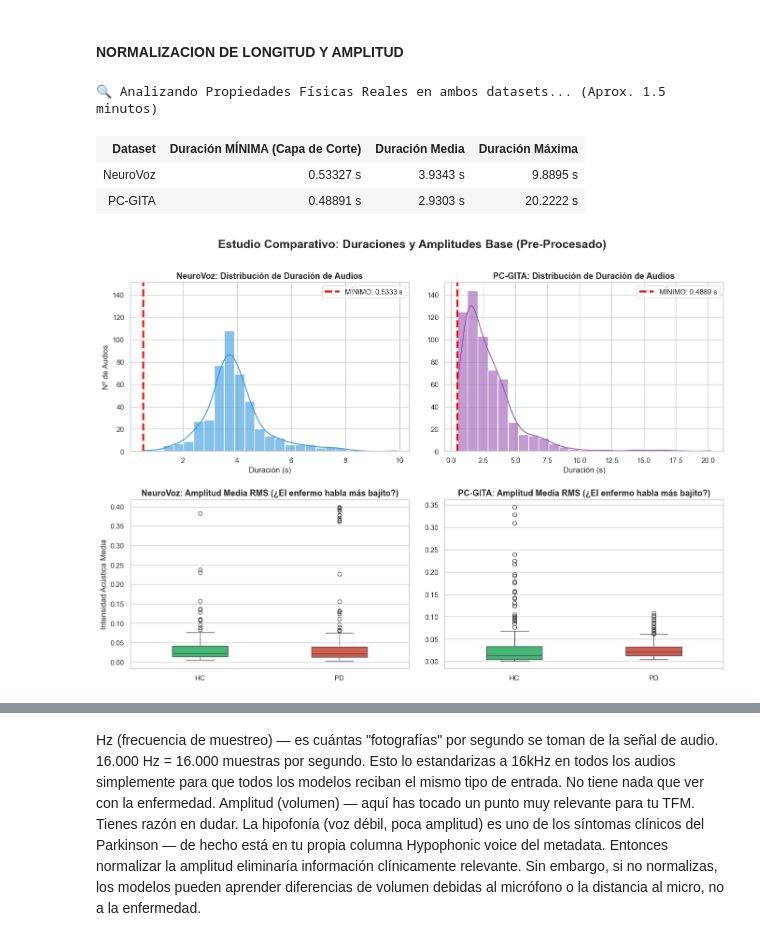
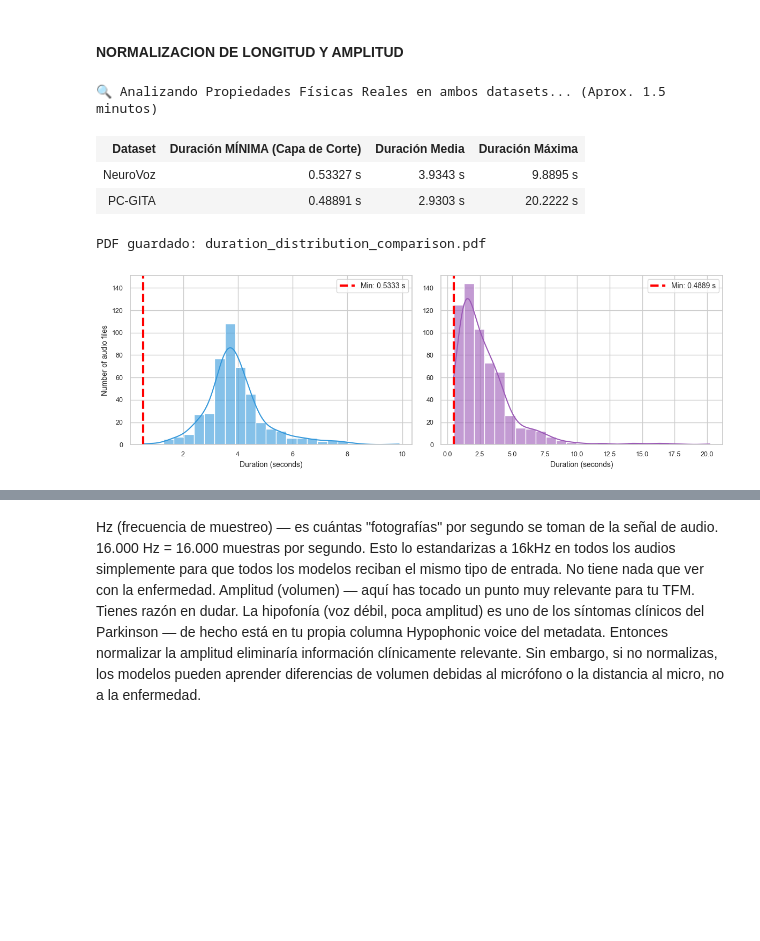
Before and after one commit to Juliahquintas/TFM-Data-Science, a Jupyter notebook: src/preprocessing/exploration.ipynb, the cells around one changed output, grey strips where cells are left out. Cells and saved outputs as stored; diff of their text form; code cells hidden in the pictures; blank space fills up the shorter version.

```diff
--- a/src/preprocessing/exploration.ipynb
+++ b/src/preprocessing/exploration.ipynb
@@ -1036,63 +1039,57 @@ stats_html = f"""
             <td style="padding: 12px; border: 1px solid #ddd; font-weight: bold; color: #2980b9;">NeuroVoz</td>
             <td style="padding: 12px; border: 1px solid #ddd; color: #e74c3c; font-weight: bold;">{min_dur_nv:.5f} s</td>
             <td style="padding: 12px; border: 1px solid #ddd;">{df_nv['Duración (s)'].mean():.4f} s</td>
             <td style="padding: 12px; border: 1px solid #ddd;">{df_nv['Duración (s)'].max():.4f} s</td>
         </tr>
         <tr>
             <td style="padding: 12px; border: 1px solid #ddd; font-weight: bold; color: #8e44ad;">PC-GITA</td>
             <td style="padding: 12px; border: 1px solid #ddd; color: #e74c3c; font-weight: bold;">{min_dur_pg:.5f} s</td>
             <td style="padding: 12px; border: 1px solid #ddd;">{df_pg['Duración (s)'].mean():.4f} s</td>
             <td style="padding: 12px; border: 1px solid #ddd;">{df_pg['Duración (s)'].max():.4f} s</td>
         </tr>
     </table>
 </div>
 """
 display(HTML(stats_html))
 
 
 # ============================================================
-# 2. PINTADO DEL DIAGNÓSTICO GRÁFICO
+# 2. PINTADO DEL DIAGNÓSTICO GRÁFICO - DURACIONES SOLO
 # ============================================================
 sns.set_theme(style="whitegrid")
-fig, axes = plt.subplots(2, 2, figsize=(14, 10))
-fig.suptitle('Estudio Comparativo: Duraciones y Amplitudes Base (Pre-Procesado)', fontsize=18, fontweight='bold', y=0.98)
+fig, axes = plt.subplots(1, 2, figsize=(12, 4))
 
-# --- FILA SUPERIOR: DURACIONES ---
-sns.histplot(data=df_nv, x='Duración (s)', ax=axes[0, 0], color='#3498db', kde=True, bins=25, alpha=0.6)
-axes[0, 0].axvline(min_dur_nv, color='red', linestyle='--', linewidth=3, label=f'MÍNIMO: {min_dur_nv:.4f} s')
-axes[0, 0].set_title('NeuroVoz: Distribución de Duración de Audios', fontweight='bold', fontsize=13)
-axes[0, 0].set_ylabel('Nº de Audios')
-axes[0, 0].legend(loc='upper right', fontsize=11, frameon=True)
+# --- IZQUIERDA: NeuroVoz DURACIONES ---
+sns.histplot(data=df_nv, x='Duración (s)', ax=axes[0], color='#3498db', kde=True, bins=25, alpha=0.6)
+axes[0].axvline(min_dur_nv, color='red', linestyle='--', linewidth=3, label=f'Min: {min_dur_nv:.4f} s')
+axes[0].set_ylabel('Number of audio files', fontsize=10)
+axes[0].set_xlabel('Duration (seconds)', fontsize=10)
+axes[0].tick_params(labelsize=9)
+axes[0].legend(loc='upper right', fontsize=10, frameon=True)
 
-sns.histplot(data=df_pg, x='Duración (s)', ax=axes[0, 1], color='#9b59b6', kde=True, bins=25, alpha=0.6)
-axes[0, 1].axvline(min_dur_pg, color='red', linestyle='--', linewidth=3, label=f'MÍNIMO: {min_dur_pg:.4f} s')
-axes[0, 1].set_title('PC-GITA: Distribución de Duración de Audios', fontweight='bold', fontsize=13)
-axes[0, 1].set_ylabel('')
-axes[0, 1].legend(loc='upper right', fontsize=11, frameon=True)
+# --- DERECHA: PC-GITA DURACIONES ---
+sns.histplot(data=df_pg, x='Duración (s)', ax=axes[1], color='#9b59b6', kde=True, bins=25, alpha=0.6)
+axes[1].axvline(min_dur_pg, color='red', linestyle='--', linewidth=3, label=f'Min: {min_dur_pg:.4f} s')
+axes[1].set_ylabel('', fontsize=10)
+axes[1].set_xlabel('Duration (seconds)', fontsize=10)
+axes[1].tick_params(labelsize=9)
+axes[1].legend(loc='upper right', fontsize=10, frameon=True)
 
-# Igualar escalas Y de las duraciones
-ylim_top = max(axes[0, 0].get_ylim()[1], axes[0, 1].get_ylim()[1])
-axes[0, 0].set_ylim(0, ylim_top)
-axes[0, 1].set_ylim(0, ylim_top)
+# Igualar escalas Y
+ylim_top = max(axes[0].get_ylim()[1], axes[1].get_ylim()[1])
+axes[0].set_ylim(0, ylim_top)
+axes[1].set_ylim(0, ylim_top)
 
-# --- FILA INFERIOR: AMPLITUD MEDIA (HC vs PD) ---
+plt.tight_layout(pad=1.2)
+fig.savefig('duration_distribution_comparison.pdf', format='pdf', bbox_inches='tight')
+print('PDF guardado: duration_distribution_comparison.pdf')
+plt.show()
+
 paleta = {'HC': '#2ecc71', 'PD': '#e74c3c'}
-
-sns.boxplot(data=df_nv, x='Label', y='Amplitud Media', ax=axes[1, 0], palette=paleta, order=['HC', 'PD'], width=0.4)
-axes[1, 0].set_title('NeuroVoz: Amplitud Media RMS (¿El enfermo habla más bajito?)', fontweight='bold', fontsize=13)
-axes[1, 0].set_ylabel('Intensidad Acústica Media')
-axes[1, 0].set_xlabel('')
-
-sns.boxplot(data=df_pg, x='Label', y='Amplitud Media', ax=axes[1, 1], palette=paleta, order=['HC', 'PD'], width=0.4)
-axes[1, 1].set_title('PC-GITA: Amplitud Media RMS (¿El enfermo habla más bajito?)', fontweight='bold', fontsize=13)
-axes[1, 1].set_ylabel('')
-axes[1, 1].set_xlabel('')
-
-plt.tight_layout(pad=2.0)
-plt.show()
 # %% [output]
 🔍 Analizando Propiedades Físicas Reales en ambos datasets... (Aprox. 1.5 minutos)
 | Dataset | Duración MÍNIMA (Capa de Corte) | Duración Media | Duración Máxima |
 | NeuroVoz | 0.53327 s | 3.9343 s | 9.8895 s |
 | PC-GITA | 0.48891 s | 2.9303 s | 20.2222 s |
+PDF guardado: duration_distribution_comparison.pdf
-[figure, old version]
+[figure, new version]
```
Also changed, not shown: parts of 3 cells of this notebook, 45 other files.
